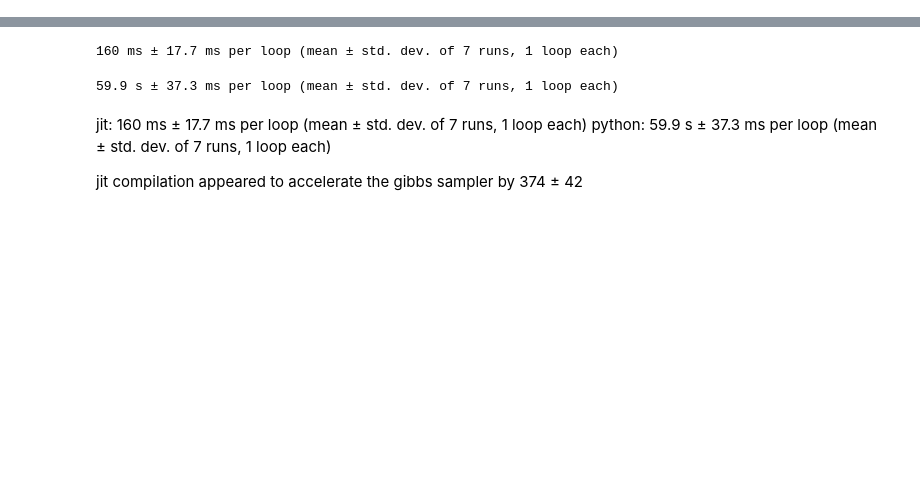
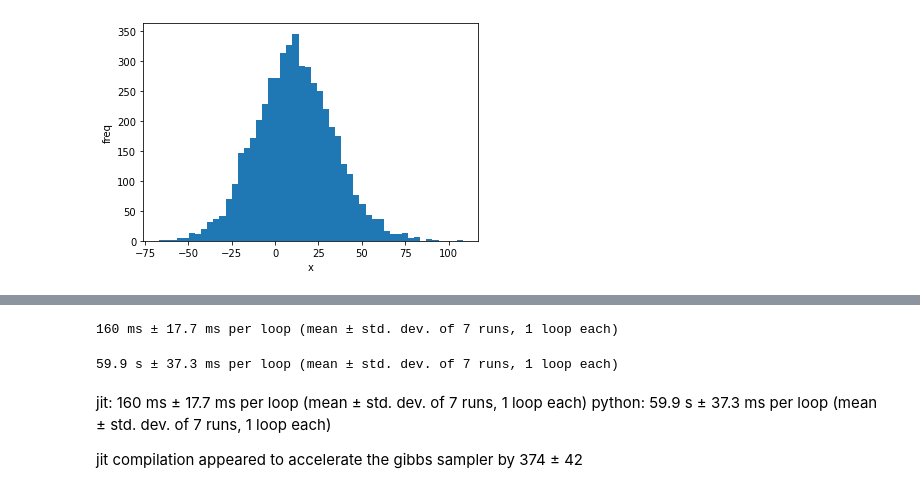
Before and after one commit to ajipalar/pynet, a Jupyter notebook: examples/functional_gibbs.ipynb, the cells around one changed output, grey strips where cells are left out. Saved outputs shown, nothing was run; the diff lists cells and outputs as text; code cells hidden in the pictures; blank space fills up the shorter version.

```diff
--- a/examples/functional_gibbs.ipynb
+++ b/examples/functional_gibbs.ipynb
@@ -82,0 +99,4 @@ plot.marginal(samples[:, 1])
+# %%
+plot.marginal(x, xlabel='x')
+# %% [output]
+[figure, added]
```
Also changed, not shown: parts of 31 cells of this notebook.
